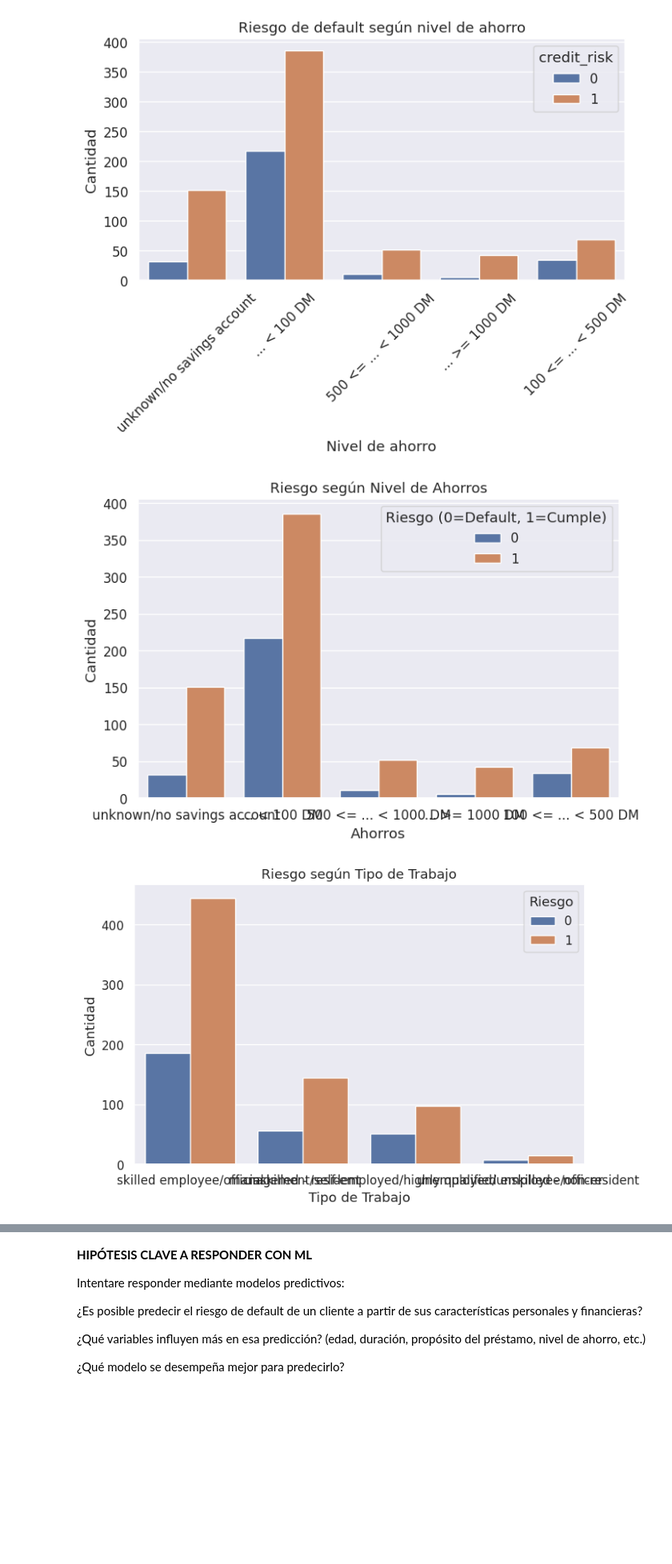
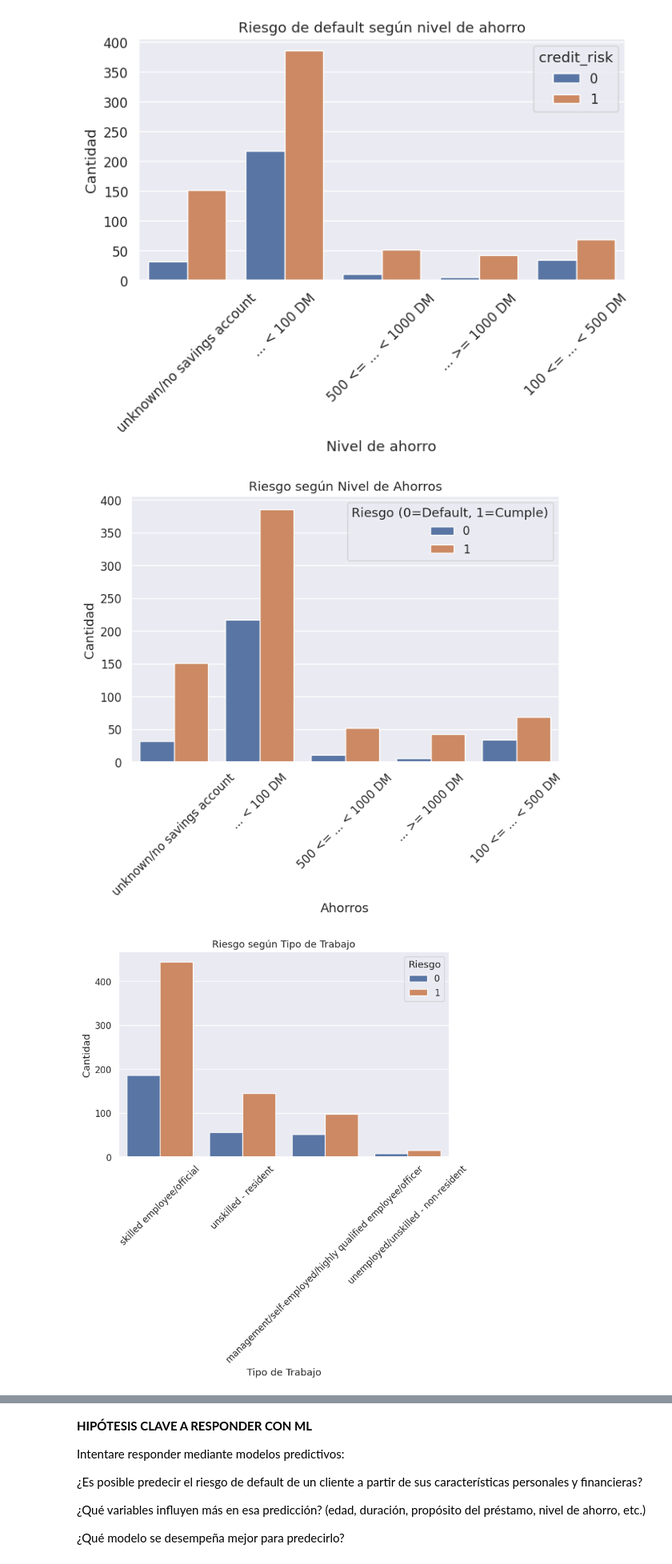
Before and after one commit to darsiltech/proyecto_credit_default_darwin.ipynb, a Jupyter notebook: proyecto_credit_default_darwin.ipynb, the cells around one changed output, grey strips where cells are left out. Shown at 80% size. Cells and saved outputs as stored; diff of their text form; code cells hidden in the pictures; blank space fills up the shorter version.

```diff
--- a/proyecto_credit_default_darwin.ipynb
+++ b/proyecto_credit_default_darwin.ipynb
@@ -223,35 +223,38 @@ df = pd.read_csv(url)
 import matplotlib.pyplot as plt
 import seaborn as sns
 
 # 1. Gráfico: Nivel de ahorros vs riesgo
 plt.figure(figsize=(8, 5))
 sns.countplot(x="savings", hue="credit_risk", data=df)
 plt.title("Riesgo según Nivel de Ahorros")
 plt.xlabel("Ahorros")
+plt.xticks(rotation=45)
 plt.ylabel("Cantidad")
 plt.legend(title="Riesgo (0=Default, 1=Cumple)")
 plt.show()
+
 
 # 2. Gráfico: Tipo de trabajo vs riesgo
 plt.figure(figsize=(8, 5))
 sns.countplot(x="job", hue="credit_risk", data=df)
 plt.title("Riesgo según Tipo de Trabajo")
 plt.xlabel("Tipo de Trabajo")
+plt.xticks(rotation=45)
 plt.ylabel("Cantidad")
 plt.legend(title="Riesgo")
 plt.show()
 
 # 3. Tabla: % de default por savings y job
 default_savings = df[df["credit_risk"] == 0]["savings"].value_counts(normalize=True) * 100
 default_job = df[df["credit_risk"] == 0]["job"].value_counts(normalize=True) * 100
 tabla_default = pd.DataFrame({
     "Default % por Savings": default_savings,
     "Default % por Job": default_job
 })
 tabla_default
 # %% [output]
-[figure, old version]
+[figure, new version]
-[figure, old version]
+[figure, new version]
 |  | Default % por Savings | Default % por Job |
 | ... < 100 DM | 72.333333 | NaN |
 | ... >= 1000 DM | 2.000000 | NaN |
```
Also changed, not shown: parts of 3 cells of this notebook.
